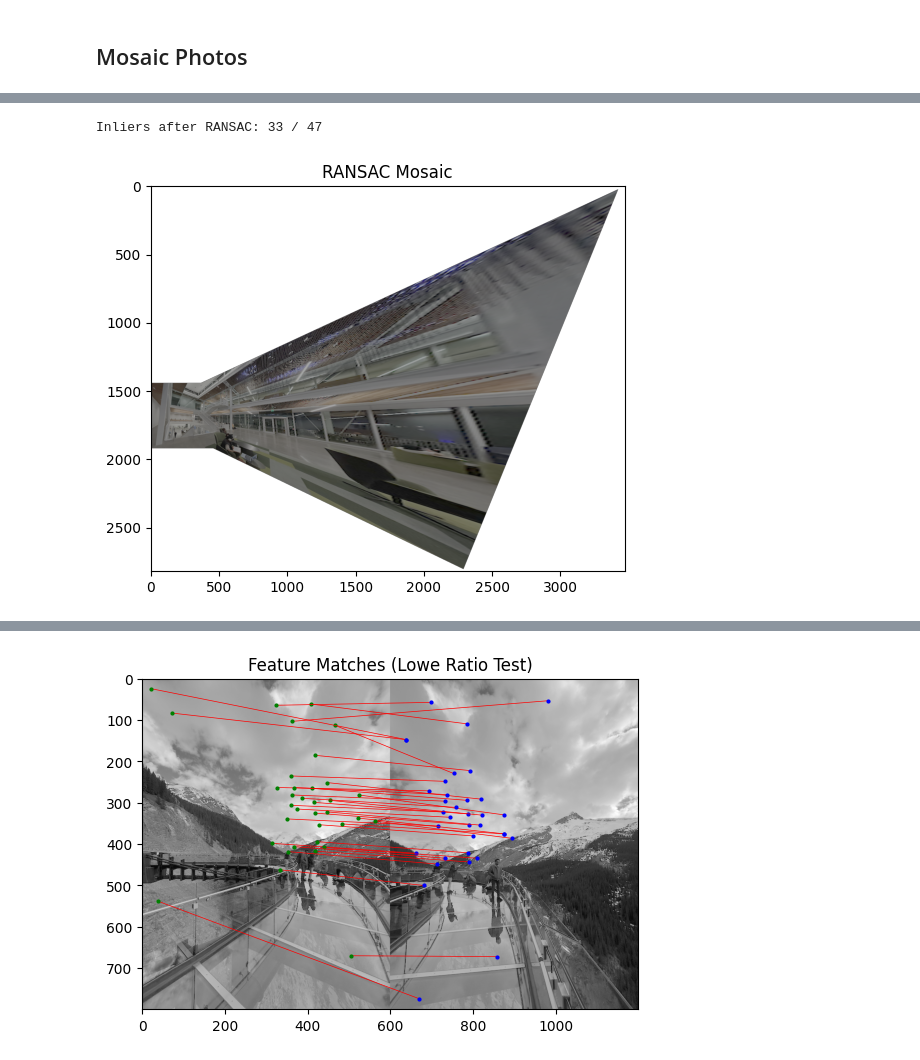
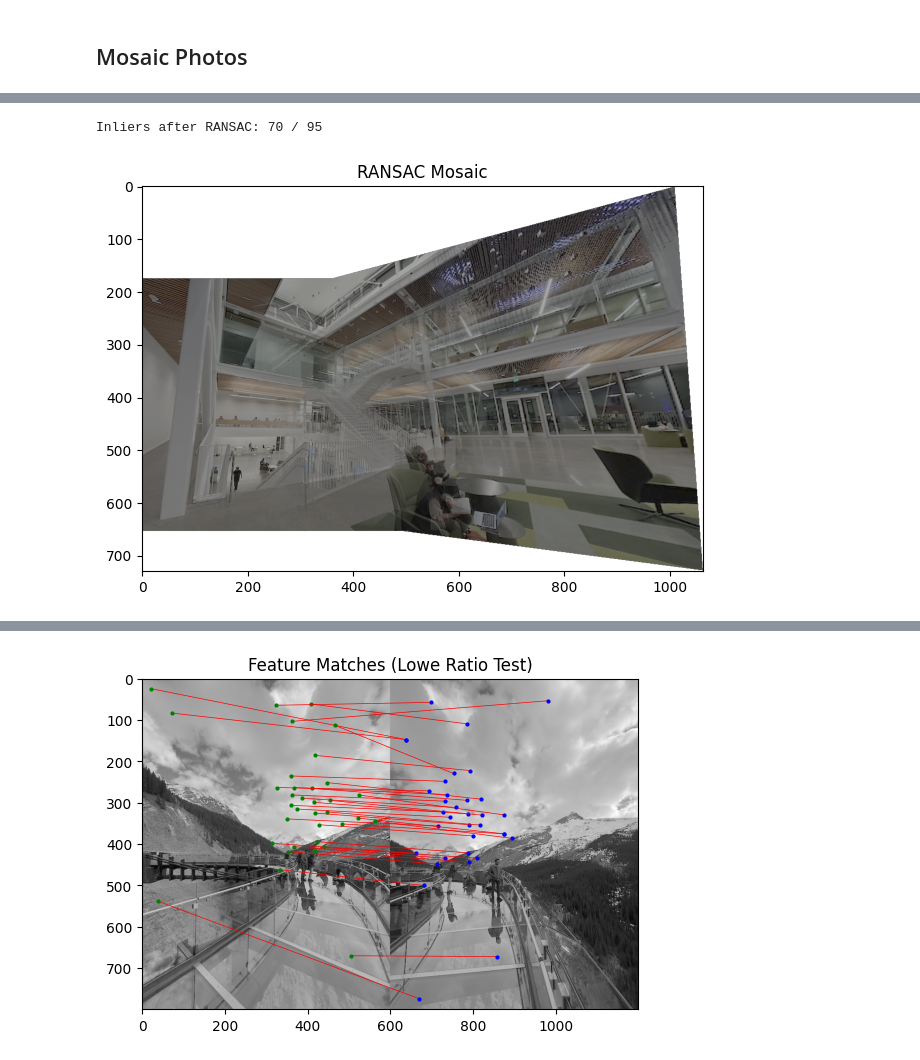
Before and after one commit to sz12433/sz12433.github.io, a Jupyter notebook: proj3/code/main.ipynb, the cells around one changed output, grey strips where cells are left out. Saved outputs shown, nothing was run; the diff lists cells and outputs as text; code cells hidden in the pictures.

Commit message:
trying to figure out im2 warping

```diff
--- a/proj3/code/main.ipynb
+++ b/proj3/code/main.ipynb
@@ -37,6 +37,7 @@ def computeH(im1_pts, im2_pts):
     h = np.linalg.lstsq(A, b, rcond=None)[0] # select first element
 
     H = np.append(h, 1).reshape((3, 3))
+    H = H / H[2, 2] # adding to normalize entire matrix so that H[2,2] = 1
 
     return H
 # %%
@@ -1009,19 +1018,20 @@ NameError: name 'skio' is not defined
 # %%
-H_ransac, inliers = ransac(matches1[::-1].T, matches2[::-1].T, n_iter=2000, threshold=3)
+H_ransac, inliers = ransac(matches1[::-1].T, matches2[::-1].T, n_iter = 3000, threshold = 1.5)
 # pts1 = matches1, pts2 = matches2 because in ransac() we do computeH(pts2, pts1) to map im2 to im1
+
 print(f"Inliers after RANSAC: {len(inliers)} / {matches1.shape[1]}")
 
 # convert back to color so warpBilinearMosaic() can handle
 im1 = skio.imread("pics/floor1.png")
 im2 = skio.imread("pics/floor2.png")
 
 mosaic = create_mosaic_with_H(im1, im2, H_ransac)
 
 plt.figure(figsize=(10, 5))
 plt.imshow(mosaic)
 plt.title('RANSAC Mosaic')
 plt.savefig('output/floor_mosaic_ransac.png')
 plt.show()
 # %% [output]
-Inliers after RANSAC: 33 / 47
+Inliers after RANSAC: 70 / 95
-[figure, old version]
+[figure, new version]
```
Also changed, not shown: parts of 15 cells of this notebook, 3 other files.
